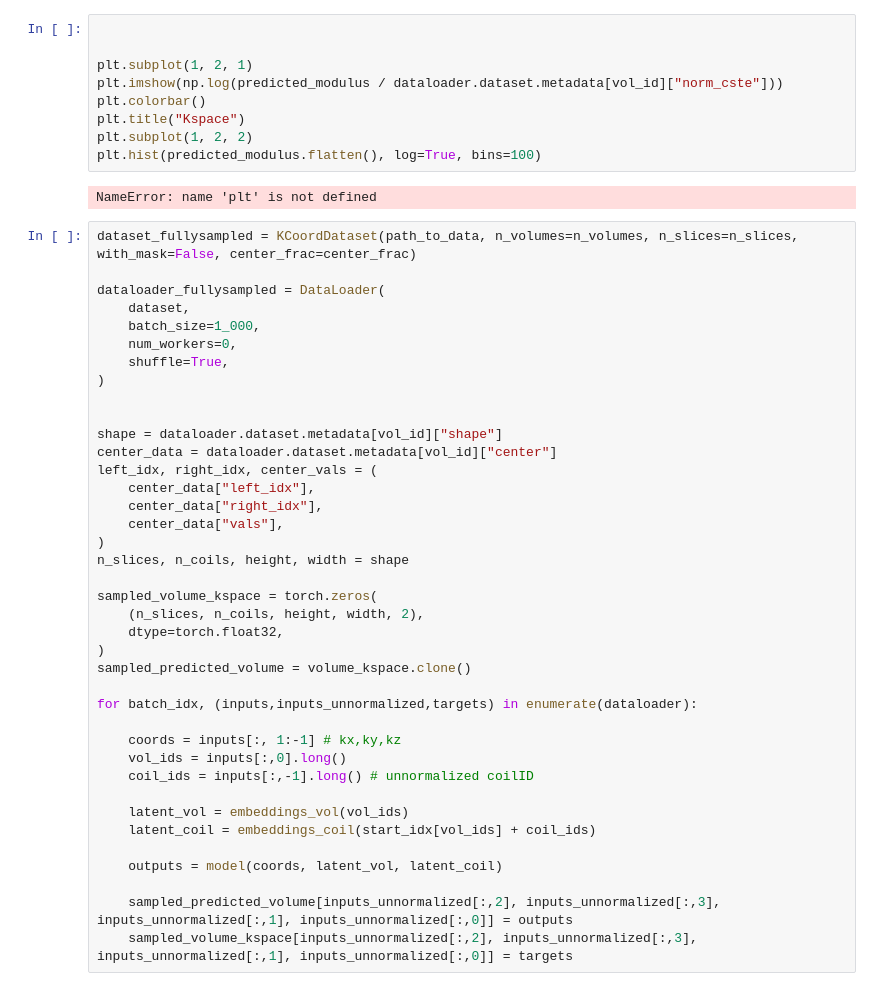
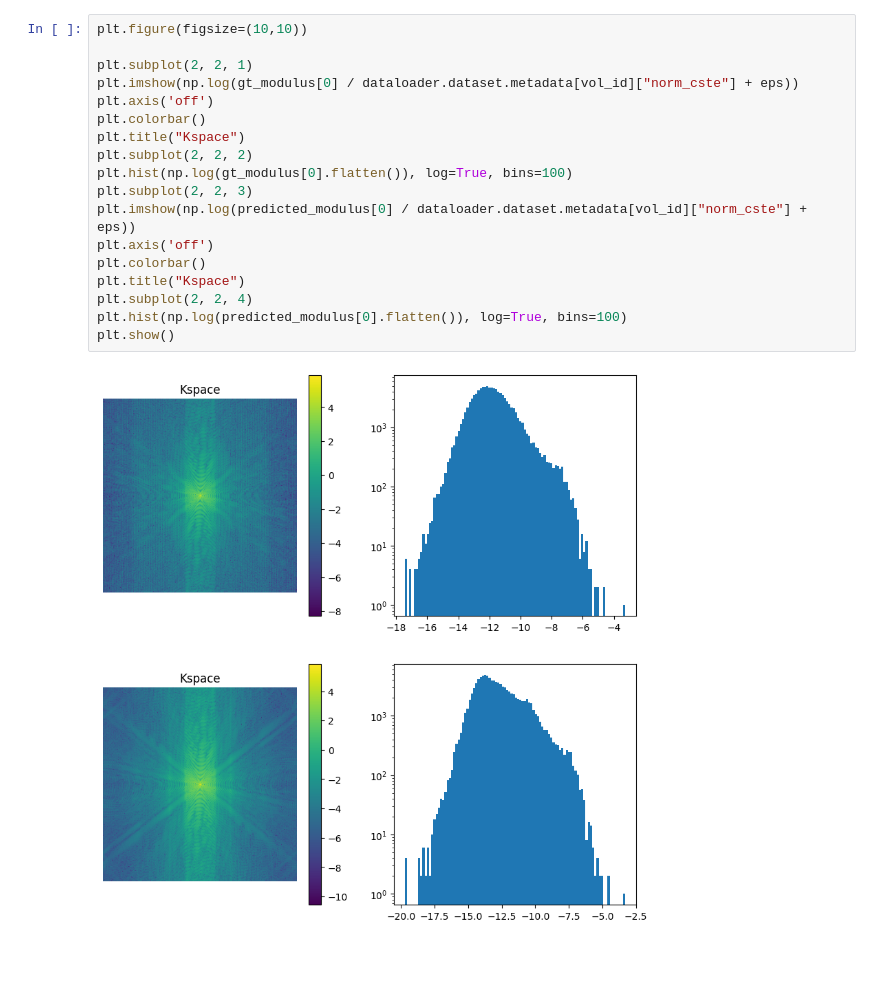
Before and after one commit to marinacrsp/proj_marina, a Jupyter notebook: multi_vol_coil/dummy.ipynb, the cells around one changed output. Cells and saved outputs as stored; diff of their text form; blank space fills up the shorter version.

```diff
--- a/multi_vol_coil/dummy.ipynb
+++ b/multi_vol_coil/dummy.ipynb
@@ -184,50 +112,20 @@ Text(0.5, 1.0, 'model')
 # %%
+plt.figure(figsize=(10,10))
 
-
-plt.subplot(1, 2, 1)
-plt.imshow(np.log(predicted_modulus / dataloader.dataset.metadata[vol_id]["norm_cste"]))
+plt.subplot(2, 2, 1)
+plt.imshow(np.log(gt_modulus[0] / dataloader.dataset.metadata[vol_id]["norm_cste"] + eps))
+plt.axis('off')
 plt.colorbar()
 plt.title("Kspace")
-plt.subplot(1, 2, 2)
-plt.hist(predicted_modulus.flatten(), log=True, bins=100)
+plt.subplot(2, 2, 2)
+plt.hist(np.log(gt_modulus[0].flatten()), log=True, bins=100)
+plt.subplot(2, 2, 3)
+plt.imshow(np.log(predicted_modulus[0] / dataloader.dataset.metadata[vol_id]["norm_cste"] + eps))
+plt.axis('off')
+plt.colorbar()
+plt.title("Kspace")
+plt.subplot(2, 2, 4)
+plt.hist(np.log(predicted_modulus[0].flatten()), log=True, bins=100)
+plt.show()
 # %% [output]
-NameError: name 'plt' is not defined
+[figure, added]
-# %%
-dataset_fullysampled = KCoordDataset(path_to_data, n_volumes=n_volumes, n_slices=n_slices, with_mask=False, center_frac=center_frac)
-
-dataloader_fullysampled = DataLoader(
-    dataset,
-    batch_size=1_000,
-    num_workers=0,
-    shuffle=True,
-)
-
-
-shape = dataloader.dataset.metadata[vol_id]["shape"]
-center_data = dataloader.dataset.metadata[vol_id]["center"]
-left_idx, right_idx, center_vals = (
-    center_data["left_idx"],
-    center_data["right_idx"],
-    center_data["vals"],
-)
-n_slices, n_coils, height, width = shape
-
-sampled_volume_kspace = torch.zeros(
-    (n_slices, n_coils, height, width, 2),
-    dtype=torch.float32,
-)
-sampled_predicted_volume = volume_kspace.clone()
-
-for batch_idx, (inputs,inputs_unnormalized,targets) in enumerate(dataloader):
-
-    coords = inputs[:, 1:-1] # kx,ky,kz
-    vol_ids = inputs[:,0].long()
-    coil_ids = inputs[:,-1].long() # unnormalized coilID
-
-    latent_vol = embeddings_vol(vol_ids)
-    latent_coil = embeddings_coil(start_idx[vol_ids] + coil_ids)
-
-    outputs = model(coords, latent_vol, latent_coil)
-
-    sampled_predicted_volume[inputs_unnormalized[:,2], inputs_unnormalized[:,3], inputs_unnormalized[:,1], inputs_unnormalized[:,0]] = outputs
-    sampled_volume_kspace[inputs_unnormalized[:,2], inputs_unnormalized[:,3], inputs_unnormalized[:,1], inputs_unnormalized[:,0]] = targets
```
Also changed, not shown: parts of 7 cells of this notebook, 9 other files.
